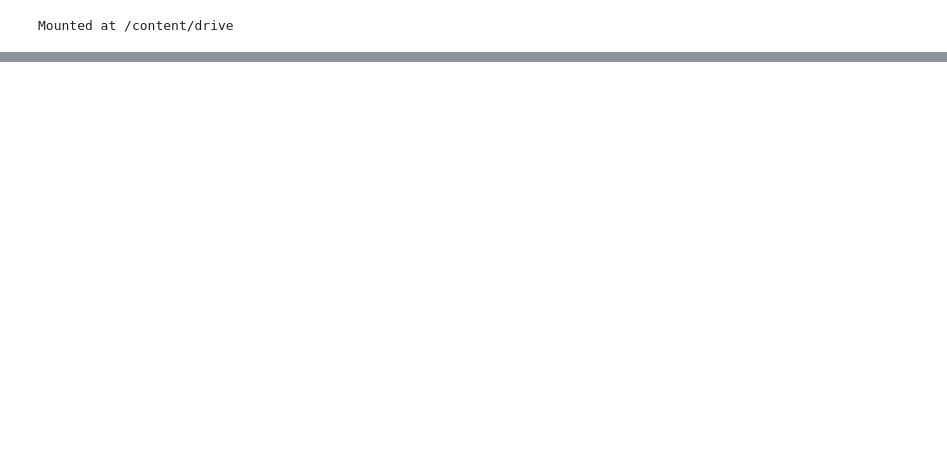
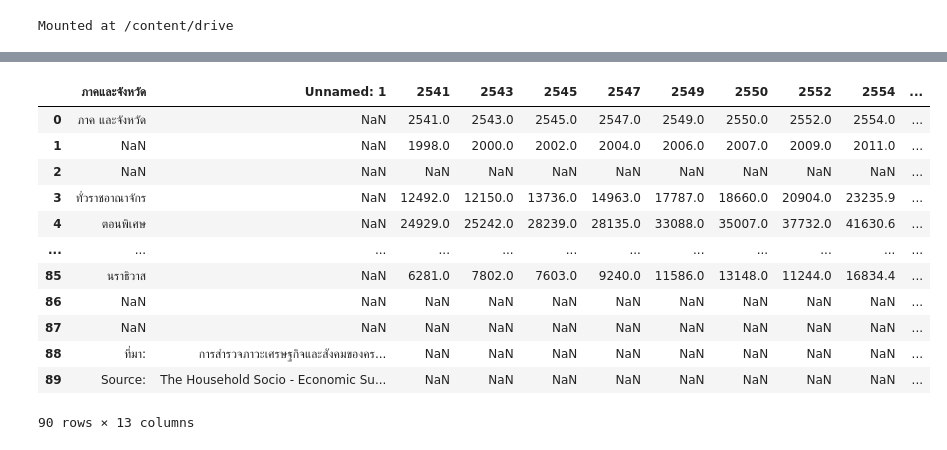
Before and after one commit to MeenTers/KKU_data_mining, a Jupyter notebook: Quiz2.ipynb, the cells around one changed output, grey strips where cells are left out. Drawn from its saved outputs; the diff is of its cells as text; code cells hidden in the pictures; blank space fills up the shorter version.

```diff
--- a/Quiz2.ipynb
+++ b/Quiz2.ipynb
@@ -32 +32,18 @@ province_df
+# %%
+province = province_df.rename(columns={'Unnamed: 0':'ภาคและจังหวัด','Unnamed: 2':'2541','Unnamed: 3':'2543','Unnamed: 4':'2545','Unnamed: 5':'2547','Unnamed: 6':'2549','Unnamed: 7':'2550','Unnamed: 8':'2552','Unnamed: 9':'2554','Unnamed: 10':'2556','Unnamed: 11':'2558','บาท Baht':'Region and province'})
+province
+# %% [output]
+|  | ภาคและจังหวัด | Unnamed: 1 | 2541 | 2543 | 2545 | 2547 | 2549 | 2550 | 2552 | 2554 | ... |
+| 0 | ภาค และจังหวัด | NaN | 2541.0 | 2543.0 | 2545.0 | 2547.0 | 2549.0 | 2550.0 | 2552.0 | 2554.0 | ... |
+| 1 | NaN | NaN | 1998.0 | 2000.0 | 2002.0 | 2004.0 | 2006.0 | 2007.0 | 2009.0 | 2011.0 | ... |
+| 2 | NaN | NaN | NaN | NaN | NaN | NaN | NaN | NaN | NaN | NaN | ... |
+| 3 | ทั่วราชอาณาจักร | NaN | 12492.0 | 12150.0 | 13736.0 | 14963.0 | 17787.0 | 18660.0 | 20904.0 | 23235.9 | ... |
+| 4 | ตอนพิเศษ | NaN | 24929.0 | 25242.0 | 28239.0 | 28135.0 | 33088.0 | 35007.0 | 37732.0 | 41630.6 | ... |
+| ... | ... | ... | ... | ... | ... | ... | ... | ... | ... | ... | ... |
+| 85 | นราธิวาส | NaN | 6281.0 | 7802.0 | 7603.0 | 9240.0 | 11586.0 | 13148.0 | 11244.0 | 16834.4 | ... |
+| 86 | NaN | NaN | NaN | NaN | NaN | NaN | NaN | NaN | NaN | NaN | ... |
+| 87 | NaN | NaN | NaN | NaN | NaN | NaN | NaN | NaN | NaN | NaN | ... |
+| 88 | ที่มา: | การสำรวจภาวะเศรษฐกิจและสังคมของคร... | NaN | NaN | NaN | NaN | NaN | NaN | NaN | NaN | ... |
+| 89 | Source: | The Household Socio - Economic Su... | NaN | NaN | NaN | NaN | NaN | NaN | NaN | NaN | ... |
+90 rows × 13 columns
 # %%
```
Also changed, not shown: parts of 8 cells of this notebook.
